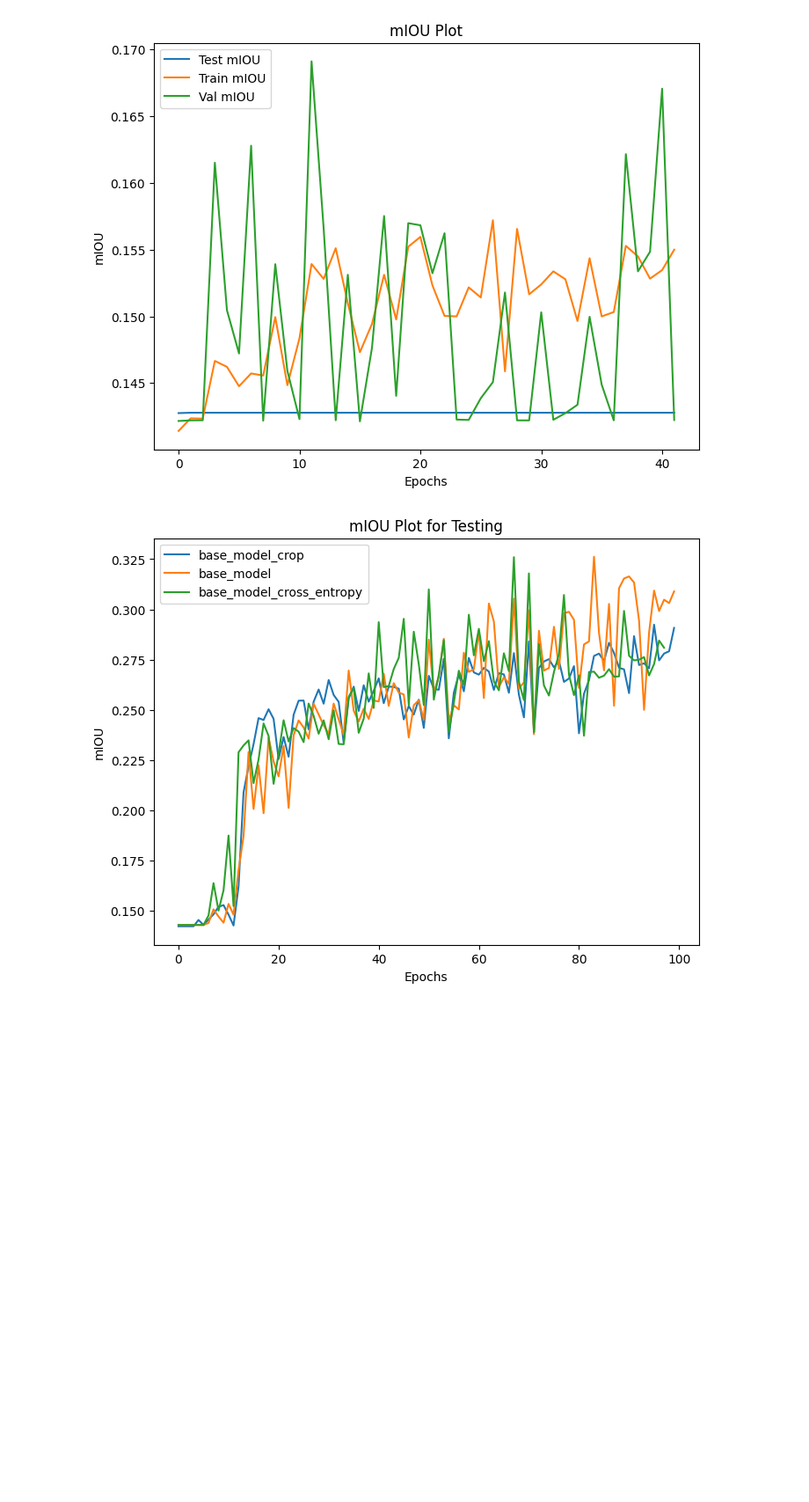
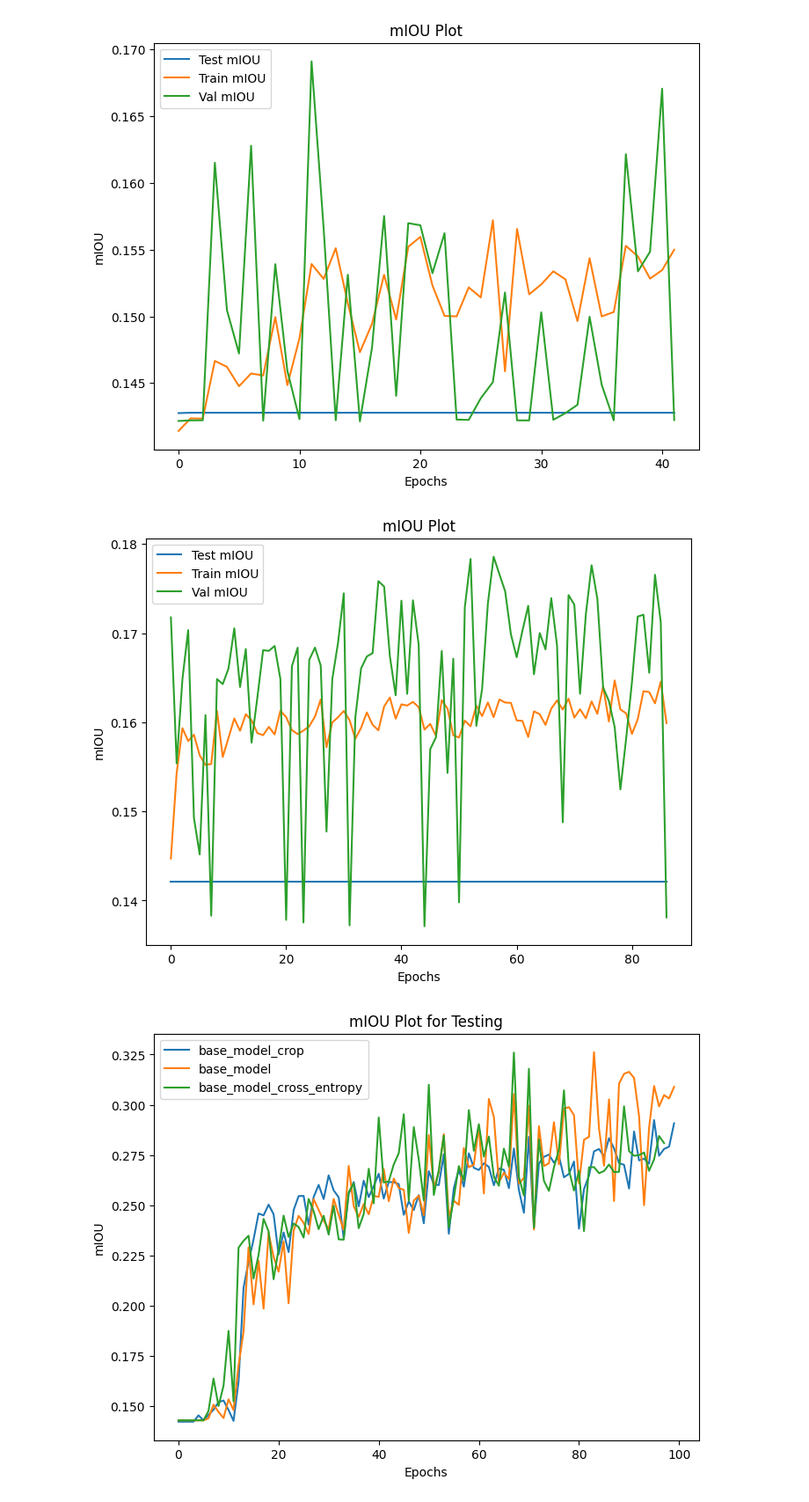
Before and after one commit to yakhyo/defect-det, a Jupyter notebook: compare_logs.ipynb, the cells around one changed output. Shown: that part at 88% size. Saved outputs shown, nothing was run; the diff lists cells and outputs as text; code cells hidden in the pictures; blank space fills up the shorter version.

```diff
--- a/compare_logs.ipynb
+++ b/compare_logs.ipynb
@@ -14,6 +14,9 @@ with open("logs/base_log_cross_entropy.json", "r") as f:
 
 with open("logs/base_log_aug.json", "r") as f:
     base_log_aug = json.load(f)
+
+with open("logs/base_log_aug_cropped.json", "r") as f:
+    base_log_aug_cropped = json.load(f)
 # %%
 def plot_graphs(json_file):
     plt.figure(figsize=(8, 6))
@@ -32,13 +35,15 @@ def plot_graphs(json_file):
 # %%
 plot_graphs(base_log_cropped)
 plot_graphs(base_log)
 plot_graphs(base_log_cross_entropy)
 plot_graphs(base_log_aug)
+plot_graphs(base_log_aug_cropped)
 # %% [output]
 [figure]
 [figure]
 [figure]
 [figure]
+[figure, added]
 # %%
 plt.figure(figsize=(8, 6))
 plt.plot(base_log_cropped["test_iou"], label="base_model_crop")
```
Also changed, not shown: parts of 3 cells of this notebook, 4 other files.
